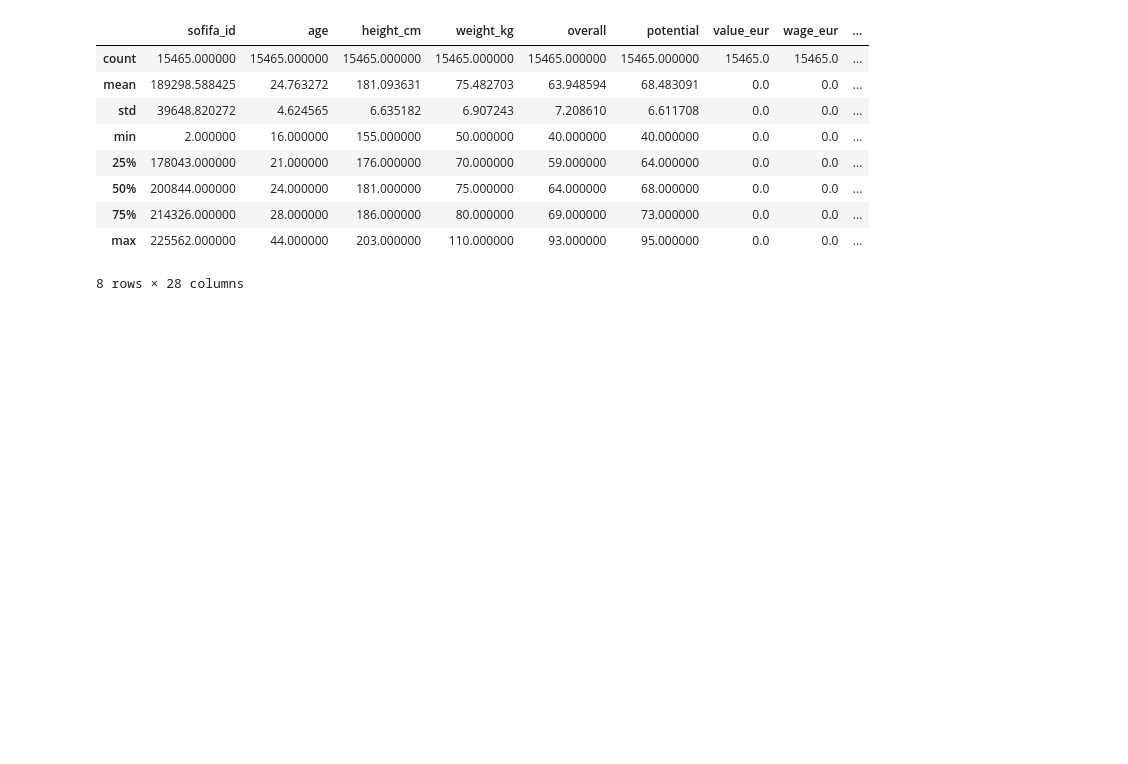
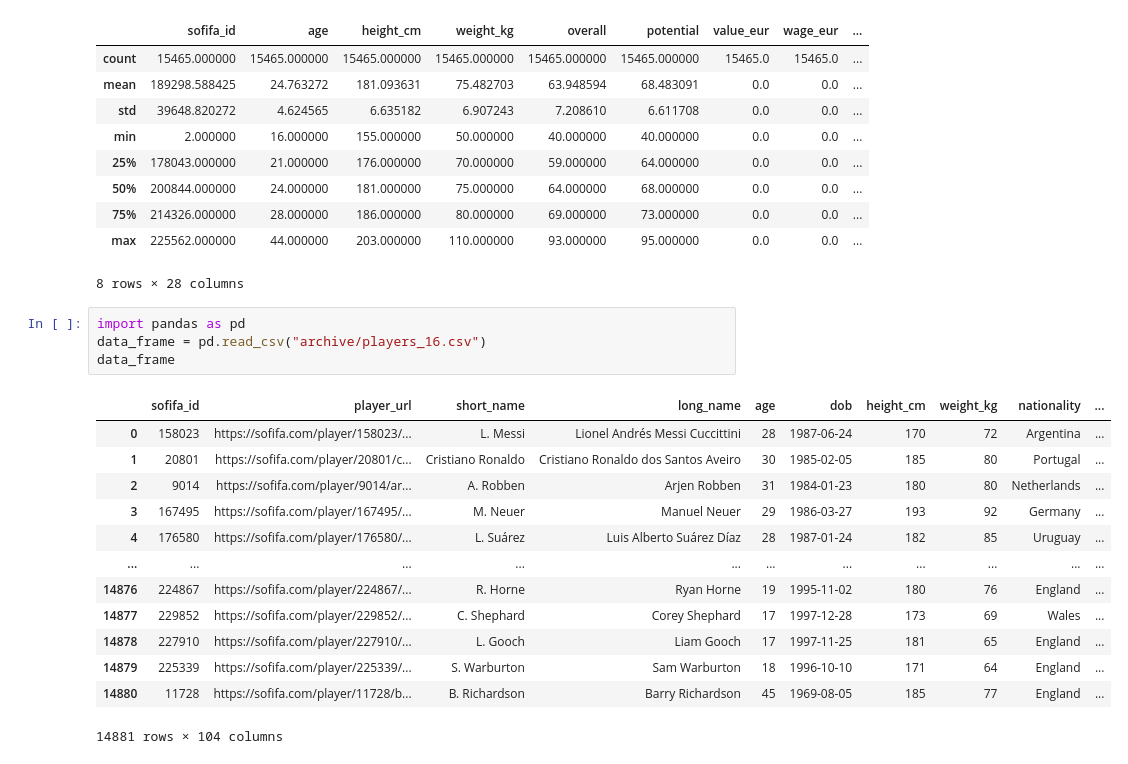
Before and after one commit to UmaRathore/ML_Soccer, a Jupyter notebook: soccer.ipynb, the cells around one changed output. Saved outputs shown, nothing was run; the diff lists cells and outputs as text; blank space fills up the shorter version.

Commit message:
data cleaning

```diff
--- a/soccer.ipynb
+++ b/soccer.ipynb
@@ -33,3 +33,21 @@ data_frame.describe()
 | 75% | 214326.000000 | 28.000000 | 186.000000 | 80.000000 | 69.000000 | 73.000000 | 0.0 | 0.0 | ... |
 | max | 225562.000000 | 44.000000 | 203.000000 | 110.000000 | 93.000000 | 95.000000 | 0.0 | 0.0 | ... |
 8 rows × 28 columns
+# %%
+import pandas as pd
+data_frame = pd.read_csv("archive/players_16.csv")
+data_frame
+# %% [output]
+|  | sofifa_id | player_url | short_name | long_name | age | dob | height_cm | weight_kg | nationality | ... |
+| 0 | 158023 | https://sofifa.com/player/158023/... | L. Messi | Lionel Andrés Messi Cuccittini | 28 | 1987-06-24 | 170 | 72 | Argentina | ... |
+| 1 | 20801 | https://sofifa.com/player/20801/c... | Cristiano Ronaldo | Cristiano Ronaldo dos Santos Aveiro | 30 | 1985-02-05 | 185 | 80 | Portugal | ... |
+| 2 | 9014 | https://sofifa.com/player/9014/ar... | A. Robben | Arjen Robben | 31 | 1984-01-23 | 180 | 80 | Netherlands | ... |
+| 3 | 167495 | https://sofifa.com/player/167495/... | M. Neuer | Manuel Neuer | 29 | 1986-03-27 | 193 | 92 | Germany | ... |
+| 4 | 176580 | https://sofifa.com/player/176580/... | L. Suárez | Luis Alberto Suárez Díaz | 28 | 1987-01-24 | 182 | 85 | Uruguay | ... |
+| ... | ... | ... | ... | ... | ... | ... | ... | ... | ... | ... |
+| 14876 | 224867 | https://sofifa.com/player/224867/... | R. Horne | Ryan Horne | 19 | 1995-11-02 | 180 | 76 | England | ... |
+| 14877 | 229852 | https://sofifa.com/player/229852/... | C. Shephard | Corey Shephard | 17 | 1997-12-28 | 173 | 69 | Wales | ... |
+| 14878 | 227910 | https://sofifa.com/player/227910/... | L. Gooch | Liam Gooch | 17 | 1997-11-25 | 181 | 65 | England | ... |
+| 14879 | 225339 | https://sofifa.com/player/225339/... | S. Warburton | Sam Warburton | 18 | 1996-10-10 | 171 | 64 | England | ... |
+| 14880 | 11728 | https://sofifa.com/player/11728/b... | B. Richardson | Barry Richardson | 45 | 1969-08-05 | 185 | 77 | England | ... |
+14881 rows × 104 columns
```
Also changed, not shown: parts of 1 cell of this notebook.
